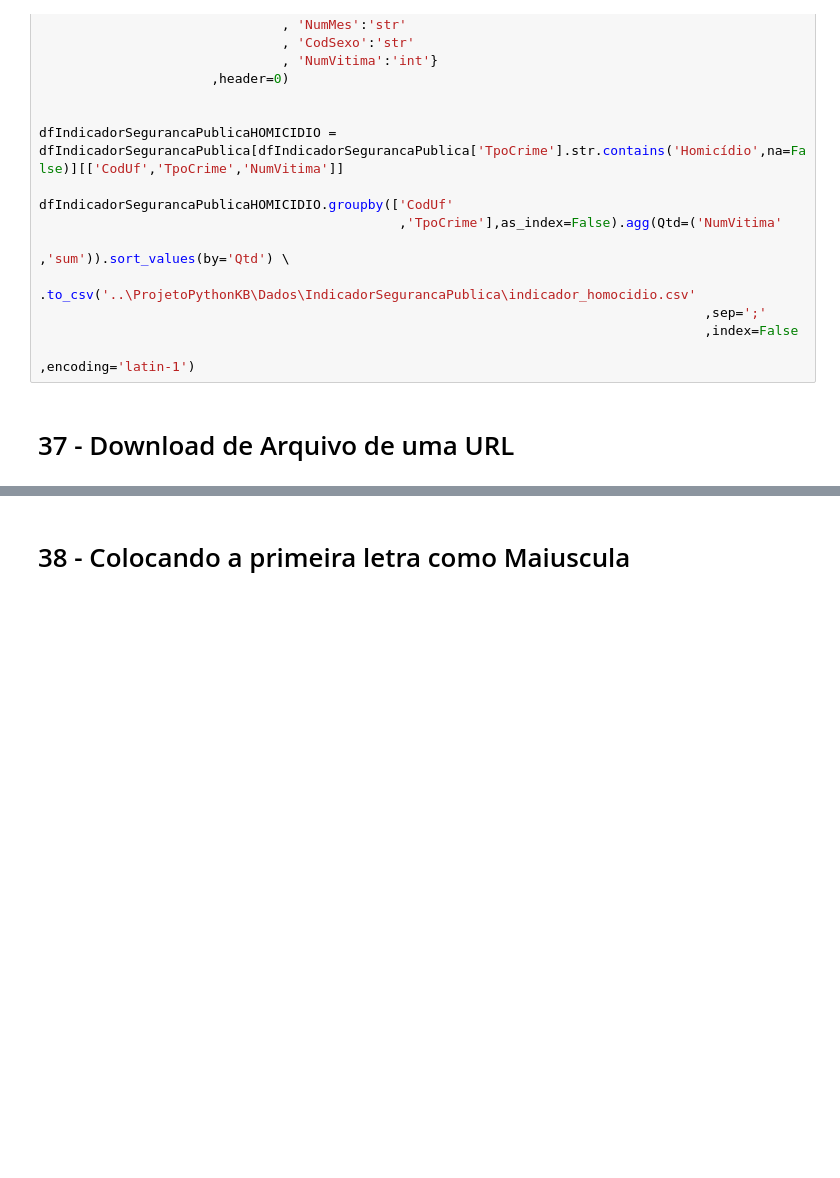
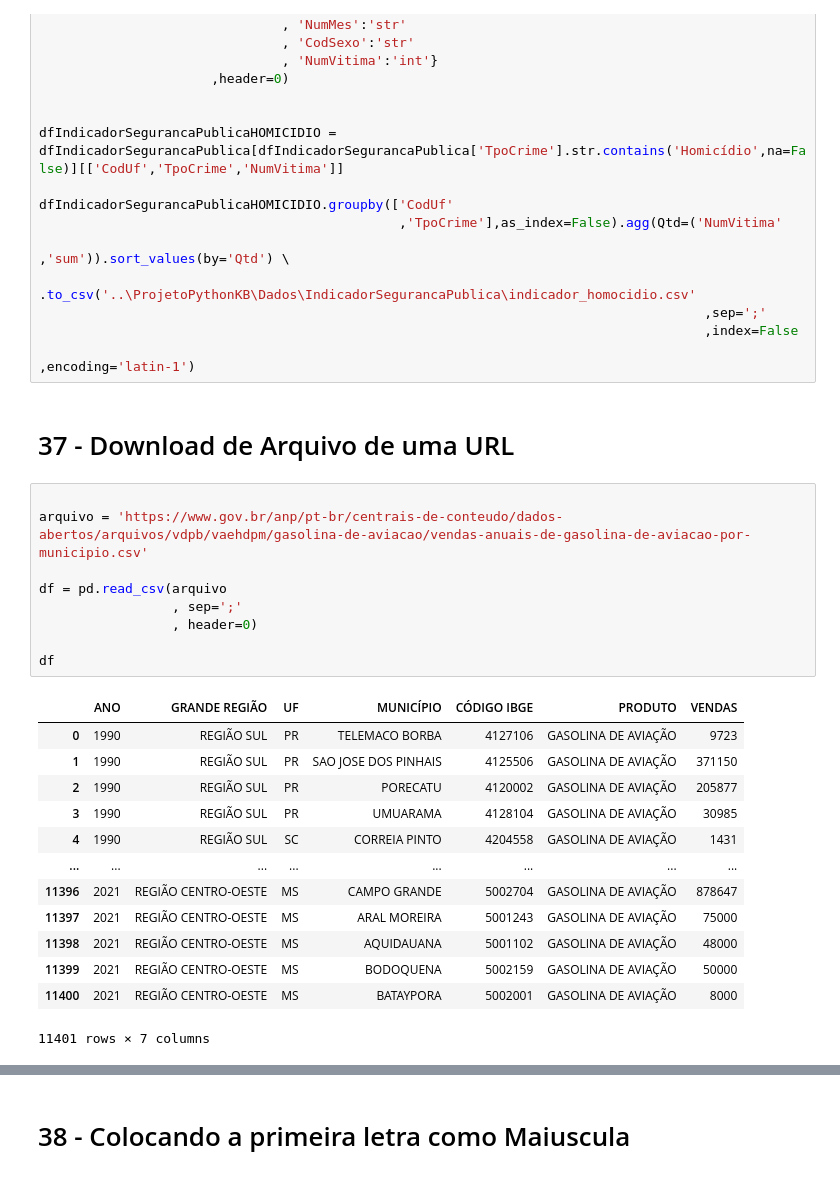
Before and after one commit to dbaassists/Python, a Jupyter notebook: ProjetoPythonKB/Projeto KB Python.ipynb, the cells around one changed output, grey strips where cells are left out. Saved outputs shown, nothing was run; the diff lists cells and outputs as text; blank space fills up the shorter version.

```diff
--- a/ProjetoPythonKB/Projeto KB Python.ipynb
+++ b/ProjetoPythonKB/Projeto KB Python.ipynb
@@ -1848,3 +1851,26 @@ dfIndicadorSegurancaPublicaHOMICIDIO.groupby(['CodUf'
                                                                                      ,encoding='latin-1')
 # %% [markdown]
 # 37 - Download de Arquivo de uma URL
+# %%
+
+arquivo = 'https://www.gov.br/anp/pt-br/centrais-de-conteudo/dados-abertos/arquivos/vdpb/vaehdpm/gasolina-de-aviacao/vendas-anuais-de-gasolina-de-aviacao-por-municipio.csv'
+
+df = pd.read_csv(arquivo
+                 , sep=';'
+                 , header=0)
+
+df
+# %% [output]
+|  | ANO | GRANDE REGIÃO | UF | MUNICÍPIO | CÓDIGO IBGE | PRODUTO | VENDAS |
+| 0 | 1990 | REGIÃO SUL | PR | TELEMACO BORBA | 4127106 | GASOLINA DE AVIAÇÃO | 9723 |
+| 1 | 1990 | REGIÃO SUL | PR | SAO JOSE DOS PINHAIS | 4125506 | GASOLINA DE AVIAÇÃO | 371150 |
+| 2 | 1990 | REGIÃO SUL | PR | PORECATU | 4120002 | GASOLINA DE AVIAÇÃO | 205877 |
+| 3 | 1990 | REGIÃO SUL | PR | UMUARAMA | 4128104 | GASOLINA DE AVIAÇÃO | 30985 |
+| 4 | 1990 | REGIÃO SUL | SC | CORREIA PINTO | 4204558 | GASOLINA DE AVIAÇÃO | 1431 |
+| ... | ... | ... | ... | ... | ... | ... | ... |
+| 11396 | 2021 | REGIÃO CENTRO-OESTE | MS | CAMPO GRANDE | 5002704 | GASOLINA DE AVIAÇÃO | 878647 |
+| 11397 | 2021 | REGIÃO CENTRO-OESTE | MS | ARAL MOREIRA | 5001243 | GASOLINA DE AVIAÇÃO | 75000 |
+| 11398 | 2021 | REGIÃO CENTRO-OESTE | MS | AQUIDAUANA | 5001102 | GASOLINA DE AVIAÇÃO | 48000 |
+| 11399 | 2021 | REGIÃO CENTRO-OESTE | MS | BODOQUENA | 5002159 | GASOLINA DE AVIAÇÃO | 50000 |
+| 11400 | 2021 | REGIÃO CENTRO-OESTE | MS | BATAYPORA | 5002001 | GASOLINA DE AVIAÇÃO | 8000 |
+11401 rows × 7 columns
```
Also changed, not shown: parts of 28 cells of this notebook.
